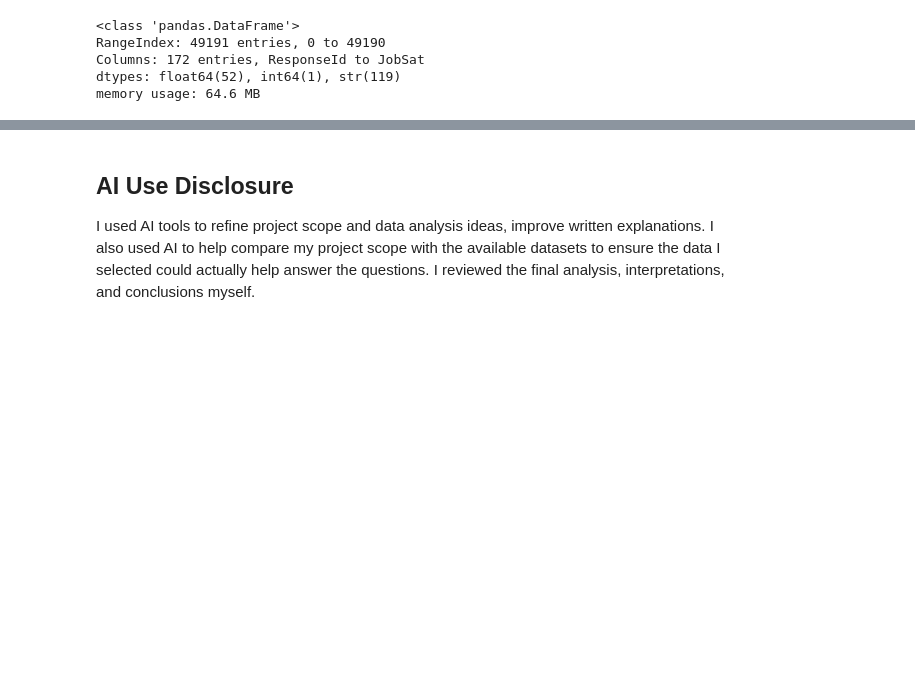
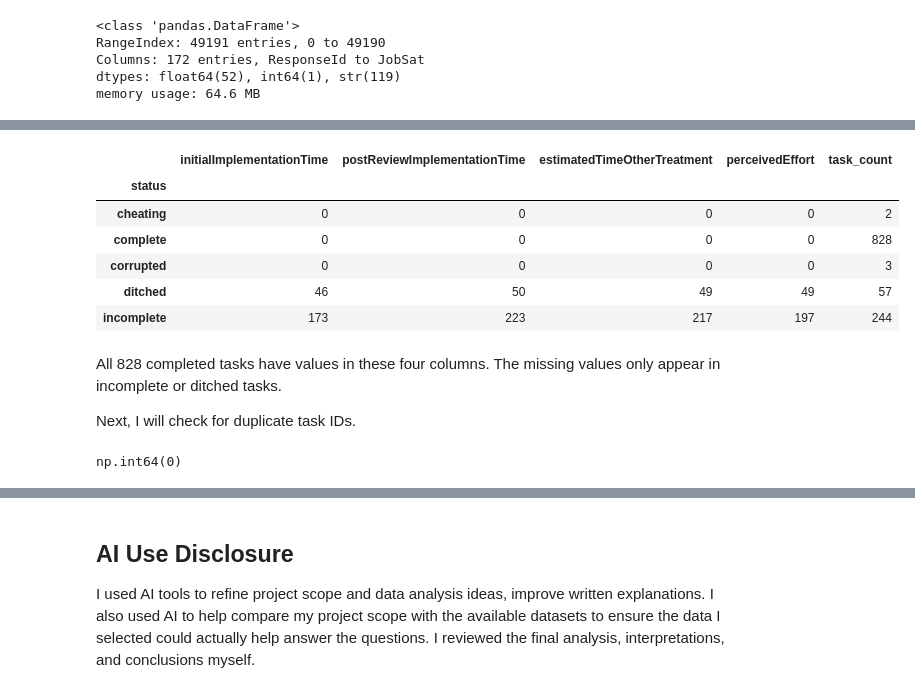
Before and after one commit to IT4063C-Fall2026/data-tech-analytics-final-project-canhkhoqua, a Jupyter notebook: source.ipynb, the cells around one changed output, grey strips where cells are left out. Drawn from its saved outputs; the diff is of its cells as text; code cells hidden in the pictures; blank space fills up the shorter version.

```diff
--- a/source.ipynb
+++ b/source.ipynb
@@ -145,0 +219,23 @@ The Stack Overflow Developer Survey contains a lot of useful information, but it
+# %%
+missing_fields = metr_df.columns[metr_df.isnull().any()]
+
+# Filter to only includes rows with missing values
+metr_missing_by_status = metr_df.groupby('status')[missing_fields].apply(lambda x: x.isnull().sum())
+metr_missing_by_status['task_count'] = metr_df.groupby('status').size()
+metr_missing_by_status
+# %% [output]
+|  | initialImplementationTime | postReviewImplementationTime | estimatedTimeOtherTreatment | perceivedEffort | task_count |
+| status |  |  |  |  |  |
+| cheating | 0 | 0 | 0 | 0 | 2 |
+| complete | 0 | 0 | 0 | 0 | 828 |
+| corrupted | 0 | 0 | 0 | 0 | 3 |
+| ditched | 46 | 50 | 49 | 49 | 57 |
+| incomplete | 173 | 223 | 217 | 197 | 244 |
+# %% [markdown]
+All 828 completed tasks have values in these four columns. The missing values only appear in incomplete or ditched tasks.
+
+Next, I will check for duplicate task IDs.
+# %%
+metr_df["id"].duplicated().sum()
+# %% [output]
+np.int64(0)
```
Also changed, not shown: parts of 39 cells of this notebook, 3 other files.
